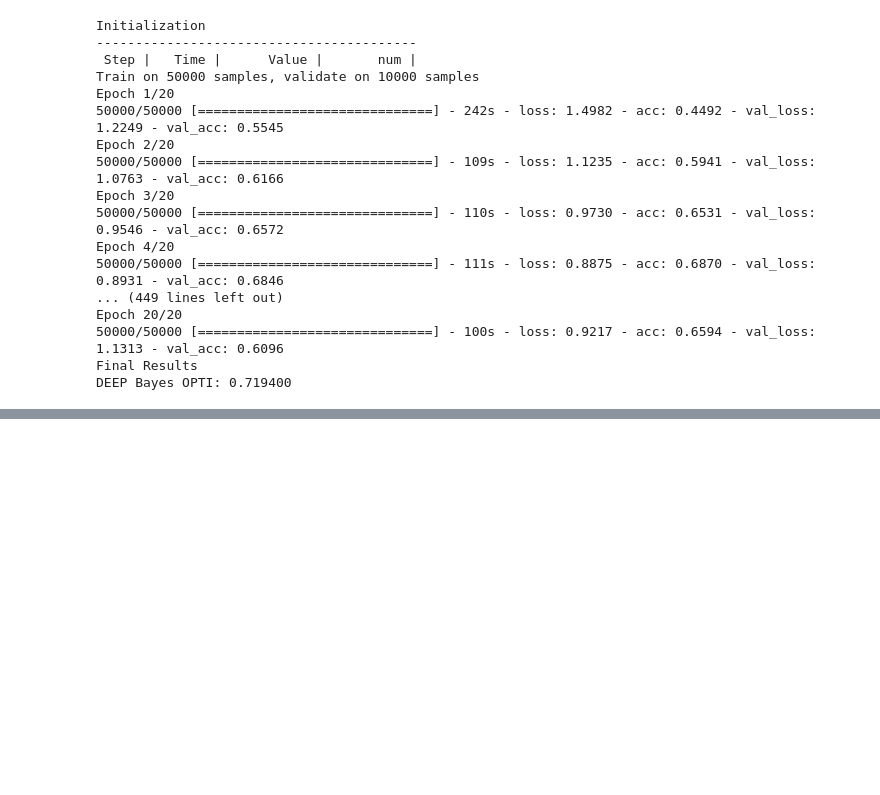
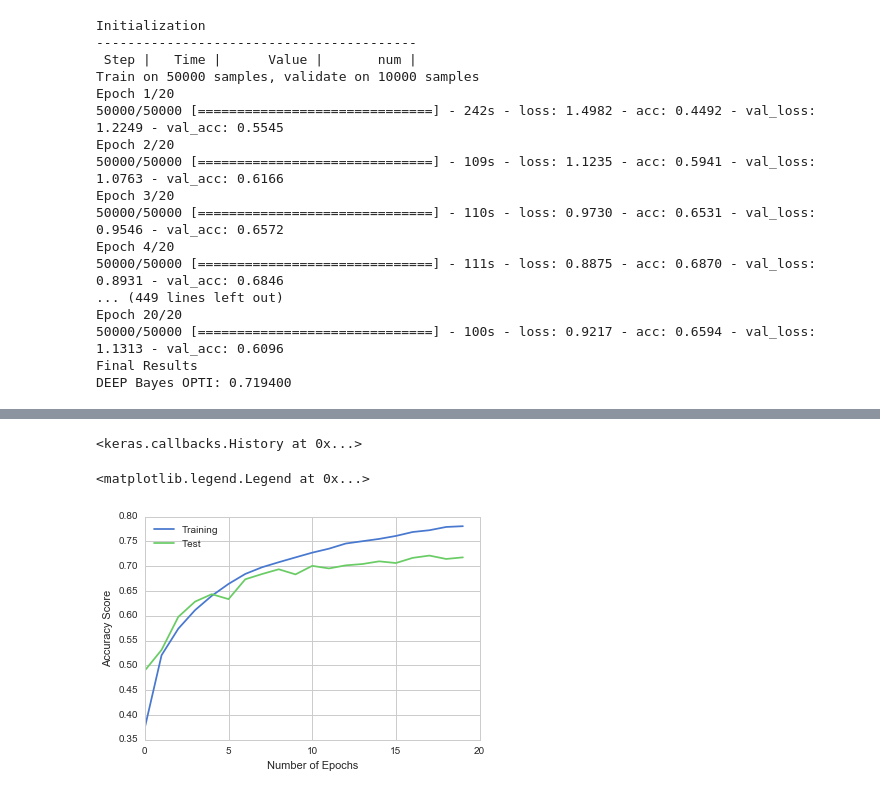
Before and after one commit to RyosukeHonda/Machine-Learning-ND, a Jupyter notebook: Project5/Cifar10/Cifar10 with Keras.ipynb, the cells around one changed output, grey strips where cells are left out. Saved outputs shown, nothing was run; the diff lists cells and outputs as text; code cells hidden in the pictures; blank space fills up the shorter version.

Commit message:
add final model

```diff
--- a/Project5/Cifar10/Cifar10 with Keras.ipynb
+++ b/Project5/Cifar10/Cifar10 with Keras.ipynb
@@ -638,7 +648,7 @@ model_opti.add(Activation('relu'))
 model_opti.add(MaxPooling2D(pool_size=(2,2)))
 
 model_opti.add(Flatten())
-model_opti.add(Dense(output_dim=22,input_dim=7200,activation='relu'))
+model_opti.add(Dense(output_dim=22,activation='relu'))
 model_opti.add(Dense(output_dim=10,input_dim=22))
 model_opti.add(Activation('softmax'))
 
@@ -647,7 +657,7 @@ adam = Adam(lr=0.0005)
 model_opti.compile(loss='categorical_crossentropy',
               optimizer=adam,
               metrics=['accuracy'])
-model_opti.fit(X_train,y_train,
+res_opti=model_opti.fit(X_train,y_train,
               batch_size=batch_size,
               nb_epoch=nb_epoch,
               validation_data=(X_test, y_test),
@@ -666,0 +686,14 @@ Epoch 4/20
+# %%
+res_opti
+# %% [output]
+<keras.callbacks.History at 0x...>
+# %%
+x=range(nb_epoch)
+plt.plot(x,res_opti.history['acc'],label='Training')
+plt.plot(x,res_opti.history['val_acc'],label='Test')
+plt.xlabel('Number of Epochs')
+plt.ylabel('Accuracy Score')
+plt.legend(loc='best')
+# %% [output]
+<matplotlib.legend.Legend at 0x...>
+[figure, added]
```
Also changed, not shown: parts of 4 cells of this notebook.
